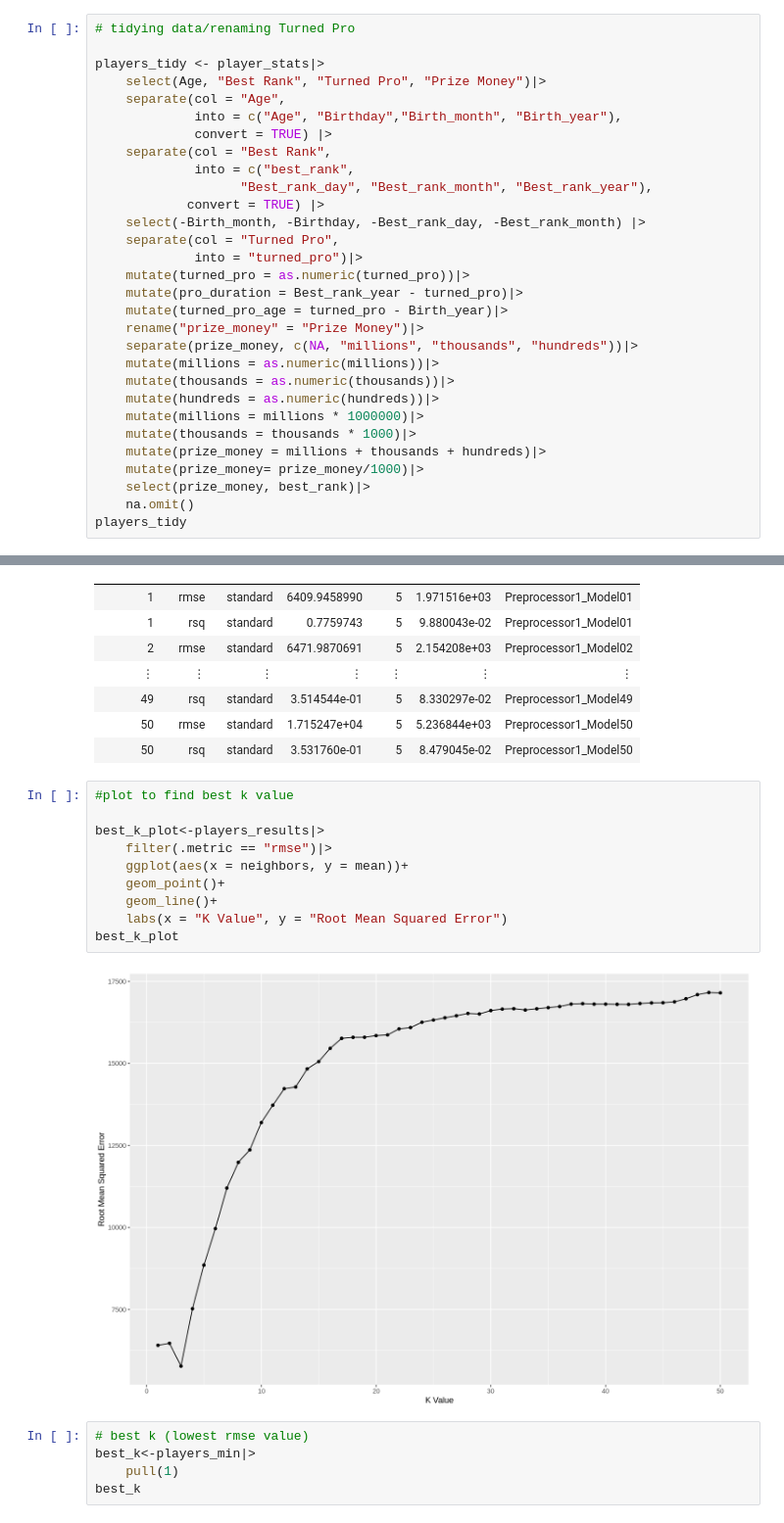
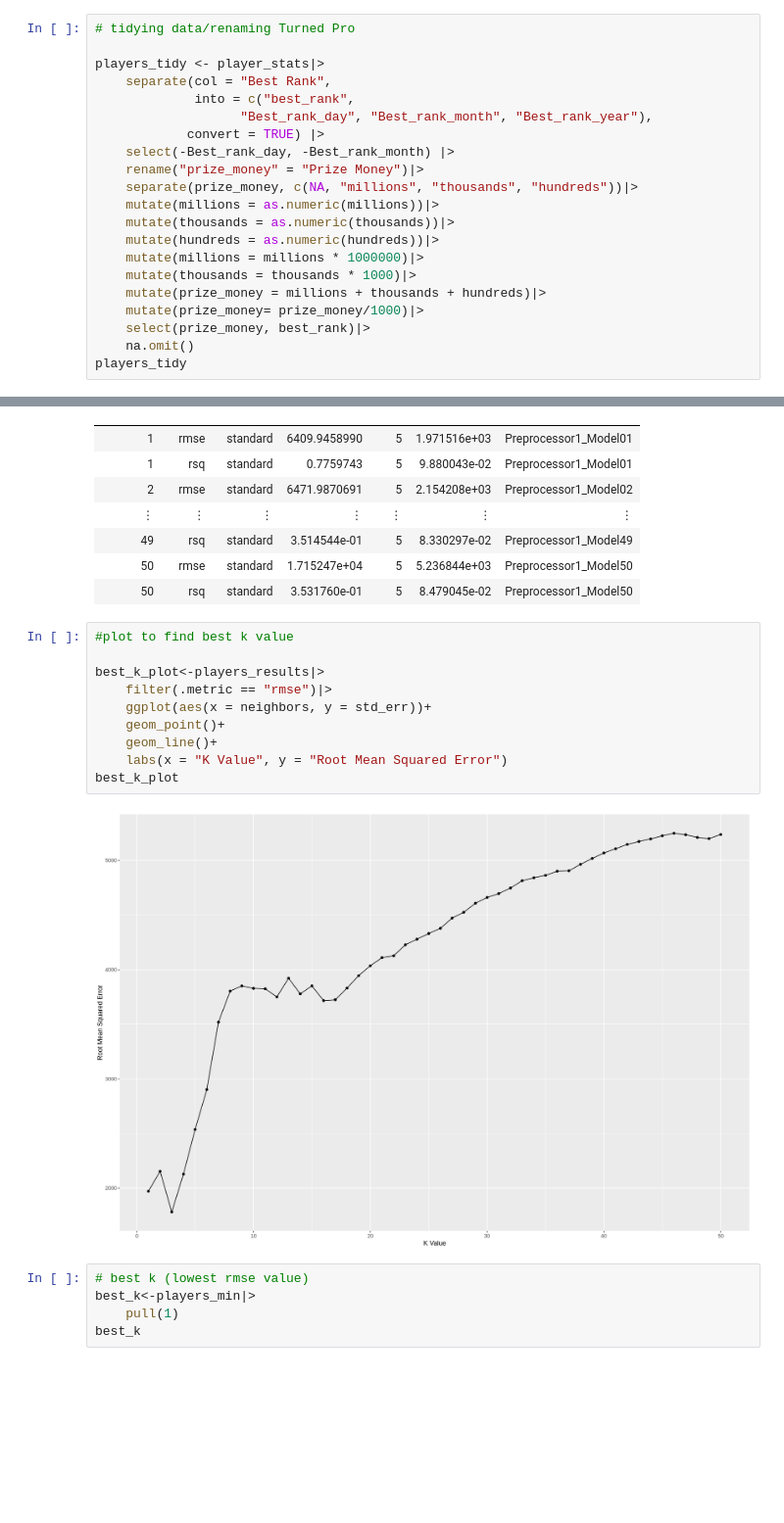
Before and after one commit to renlovette/ds_group_project, a Jupyter notebook: Project Report.ipynb, the cells around one changed output, grey strips where cells are left out. Shown: that part at 98% size. Saved outputs shown, nothing was run; the diff lists cells and outputs as text; blank space fills up the shorter version.

```diff
--- a/Project Report.ipynb
+++ b/Project Report.ipynb
@@ -52,20 +52,11 @@ A spec_tbl_df: 500 × 38
 # tidying data/renaming Turned Pro
 
 players_tidy <- player_stats|>
-    select(Age, "Best Rank", "Turned Pro", "Prize Money")|>
-    separate(col = "Age",
-             into = c("Age", "Birthday","Birth_month", "Birth_year"),
-             convert = TRUE) |>
     separate(col = "Best Rank",
              into = c("best_rank",
                    "Best_rank_day", "Best_rank_month", "Best_rank_year"),
             convert = TRUE) |>
-    select(-Birth_month, -Birthday, -Best_rank_day, -Best_rank_month) |>
-    separate(col = "Turned Pro",
-             into = "turned_pro")|>
-    mutate(turned_pro = as.numeric(turned_pro))|>
-    mutate(pro_duration = Best_rank_year - turned_pro)|>
-    mutate(turned_pro_age = turned_pro - Birth_year)|>
+    select(-Best_rank_day, -Best_rank_month) |>
     rename("prize_money" = "Prize Money")|>
     separate(prize_money, c(NA, "millions", "thousands", "hundreds"))|>
     mutate(millions = as.numeric(millions))|>
@@ -257,15 +246,15 @@ A tibble: 100 × 7
 # %%
 #plot to find best k value
 
 best_k_plot<-players_results|>
     filter(.metric == "rmse")|>
-    ggplot(aes(x = neighbors, y = mean))+
+    ggplot(aes(x = neighbors, y = std_err))+
     geom_point()+
     geom_line()+
     labs(x = "K Value", y = "Root Mean Squared Error")
 best_k_plot
 # %% [output]
-[figure, old version]
+[figure, new version]
 # %%
 # best k (lowest rmse value)
 best_k<-players_min|>
```
Also changed, not shown: parts of 3 cells of this notebook.
